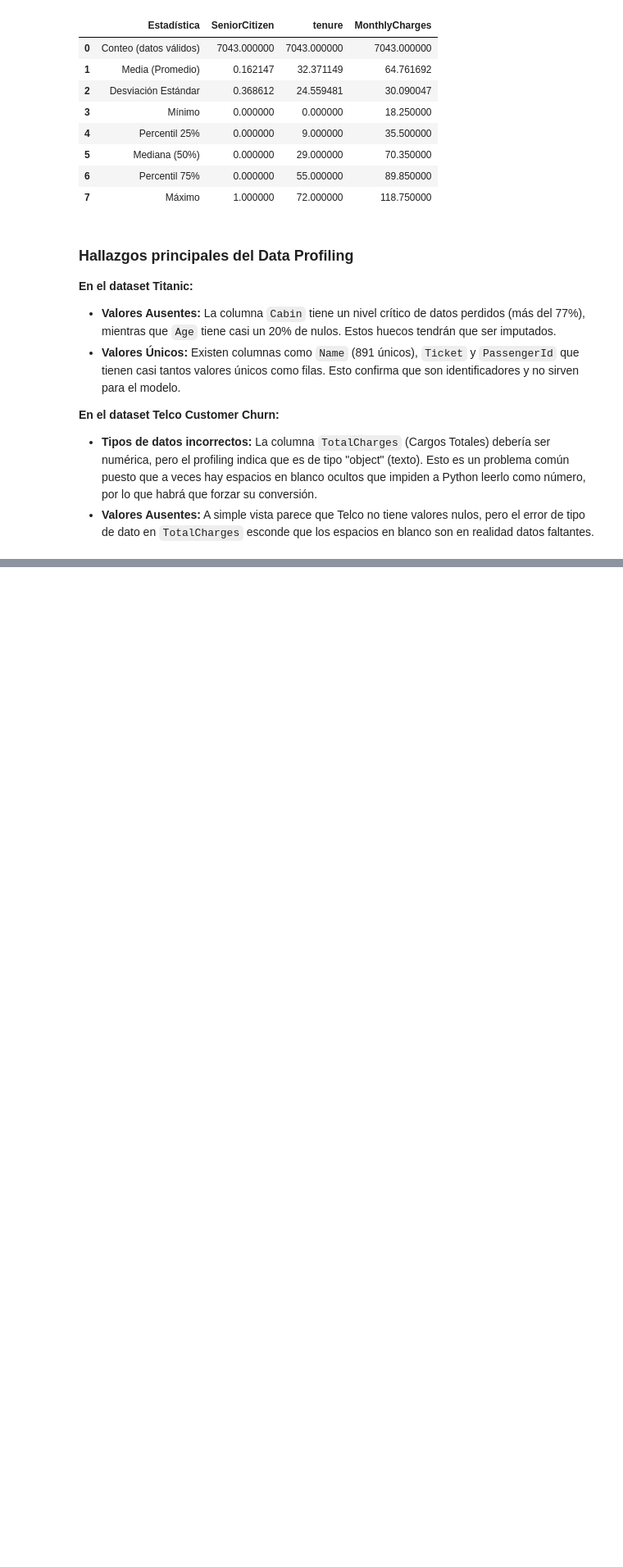
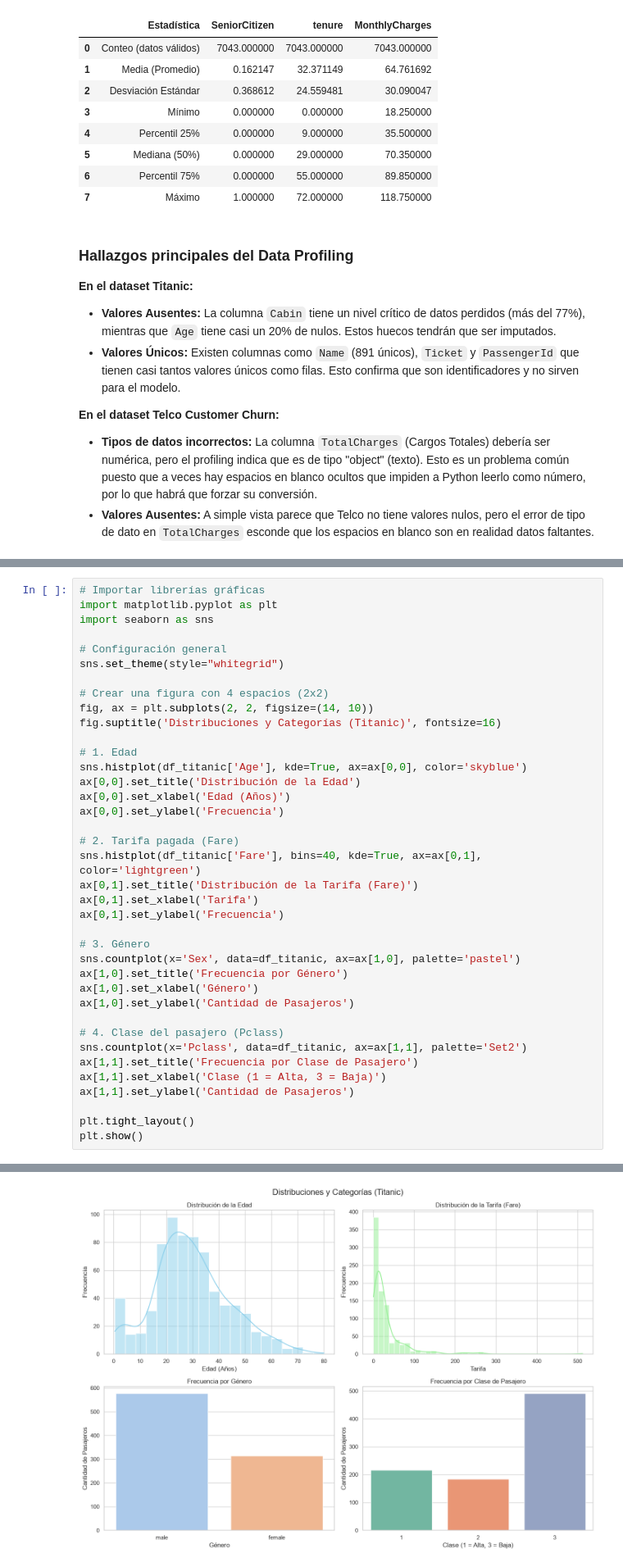
Before and after one commit to IanRey692/IA, a Jupyter notebook: P2/notebooks/EDA_Limpieza.ipynb, the cells around one changed output, grey strips where cells are left out. Shown at 82% size. Drawn from its saved outputs; the diff is of its cells as text; blank space fills up the shorter version.

Commit message:
Graficas de eda para distribuciones boxplots y correlacion

```diff
--- a/P2/notebooks/EDA_Limpieza.ipynb
+++ b/P2/notebooks/EDA_Limpieza.ipynb
@@ -146,0 +152,39 @@ Estadísticas de variables numéricas
+# %%
+# Importar librerías gráficas
+import matplotlib.pyplot as plt
+import seaborn as sns
+
+# Configuración general
+sns.set_theme(style="whitegrid")
+
+# Crear una figura con 4 espacios (2x2)
+fig, ax = plt.subplots(2, 2, figsize=(14, 10))
+fig.suptitle('Distribuciones y Categorías (Titanic)', fontsize=16)
+
+# 1. Edad
+sns.histplot(df_titanic['Age'], kde=True, ax=ax[0,0], color='skyblue')
+ax[0,0].set_title('Distribución de la Edad')
+ax[0,0].set_xlabel('Edad (Años)')
+ax[0,0].set_ylabel('Frecuencia')
+
+# 2. Tarifa pagada (Fare)
+sns.histplot(df_titanic['Fare'], bins=40, kde=True, ax=ax[0,1], color='lightgreen')
+ax[0,1].set_title('Distribución de la Tarifa (Fare)')
+ax[0,1].set_xlabel('Tarifa')
+ax[0,1].set_ylabel('Frecuencia')
+
+# 3. Género
+sns.countplot(x='Sex', data=df_titanic, ax=ax[1,0], palette='pastel')
+ax[1,0].set_title('Frecuencia por Género')
+ax[1,0].set_xlabel('Género')
+ax[1,0].set_ylabel('Cantidad de Pasajeros')
+
+# 4. Clase del pasajero (Pclass)
+sns.countplot(x='Pclass', data=df_titanic, ax=ax[1,1], palette='Set2')
+ax[1,1].set_title('Frecuencia por Clase de Pasajero')
+ax[1,1].set_xlabel('Clase (1 = Alta, 3 = Baja)')
+ax[1,1].set_ylabel('Cantidad de Pasajeros')
+
+plt.tight_layout()
+plt.show()
+# %% [output]
@@ -146,0 +198 @@ Estadísticas de variables numéricas
+[figure, added]
```
Also changed, not shown: parts of 5 cells of this notebook.
